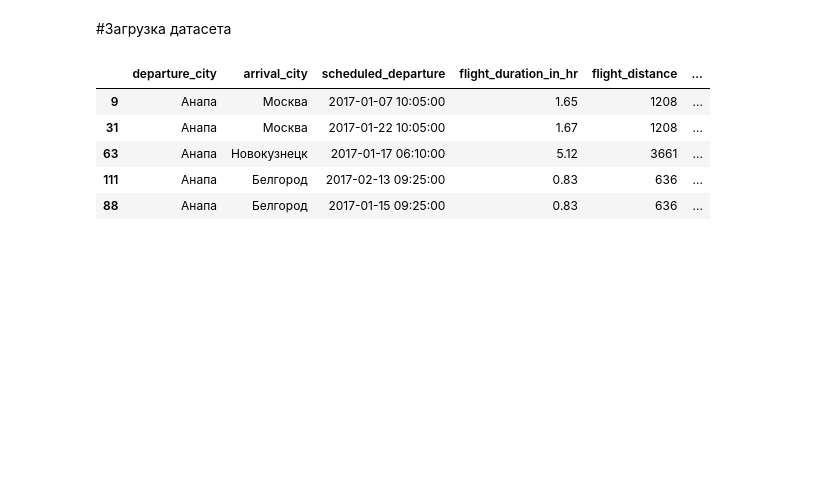
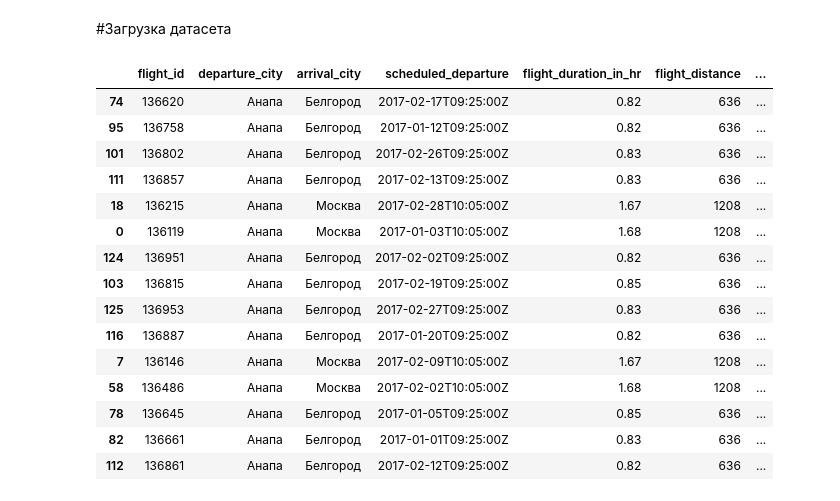
Before and after one commit to akitim/SkillFactory_projects, a Jupyter notebook: Akimkin_Timofey_Проект_4_Авиарейсы_без_потерь_EDA.ipynb, the cells around one changed output. Saved outputs shown, nothing was run; the diff lists cells and outputs as text; code cells hidden in the pictures; blank space fills up the shorter version.

```diff
--- a/Akimkin_Timofey_Проект_4_Авиарейсы_без_потерь_EDA.ipynb
+++ b/Akimkin_Timofey_Проект_4_Авиарейсы_без_потерь_EDA.ipynb
@@ -22,26 +22,28 @@ pd.options.display.precision = 2
 # pd.options.display.float_format = '{:.2f}'.format
 # %% [markdown]
 #Загрузка датасета
-# %%
-path = 'https://raw.githubusercontent.com/akitim/datasets/main/Project_4%20-%20Loseless%20flights.csv'
-data = pd.read_csv(path)
-
-data[['avg_speed', 'gain_per_flight', 'income_per_flight_eval1', 'income_per_flight_eval2']] =\
-    data[['avg_speed', 'gain_per_flight', 'income_per_flight_eval1', 'income_per_flight_eval2']].\
-        apply(lambda se: se.apply(lambda x: '%.0f' % x), axis=1)
-
-data.scheduled_departure = data.scheduled_departure.apply(lambda t: dat.strptime(t, '%Y-%m-%dT%H:%M:%SZ'))
-
-data.drop(['flight_id', 'avg_speed'], axis=1, inplace=True)
-
-data.sample(5)
-# %% [output]
-|  | departure_city | arrival_city | scheduled_departure | flight_duration_in_hr | flight_distance | ... |
-| 9 | Анапа | Москва | 2017-01-07 10:05:00 | 1.65 | 1208 | ... |
-| 31 | Анапа | Москва | 2017-01-22 10:05:00 | 1.67 | 1208 | ... |
-| 63 | Анапа | Новокузнецк | 2017-01-17 06:10:00 | 5.12 | 3661 | ... |
-| 111 | Анапа | Белгород | 2017-02-13 09:25:00 | 0.83 | 636 | ... |
-| 88 | Анапа | Белгород | 2017-01-15 09:25:00 | 0.83 | 636 | ... |
+# %%
+path = 'https://raw.githubusercontent.com/akitim/datasets/main/Project_4%20-%20Loseless%20flights.csv'
+data = pd.read_csv(path)
+
+data.sample(15)
+# %% [output]
+|  | flight_id | departure_city | arrival_city | scheduled_departure | flight_duration_in_hr | flight_distance | ... |
+| 74 | 136620 | Анапа | Белгород | 2017-02-17T09:25:00Z | 0.82 | 636 | ... |
+| 95 | 136758 | Анапа | Белгород | 2017-01-12T09:25:00Z | 0.82 | 636 | ... |
+| 101 | 136802 | Анапа | Белгород | 2017-02-26T09:25:00Z | 0.83 | 636 | ... |
+| 111 | 136857 | Анапа | Белгород | 2017-02-13T09:25:00Z | 0.83 | 636 | ... |
+| 18 | 136215 | Анапа | Москва | 2017-02-28T10:05:00Z | 1.67 | 1208 | ... |
+| 0 | 136119 | Анапа | Москва | 2017-01-03T10:05:00Z | 1.68 | 1208 | ... |
+| 124 | 136951 | Анапа | Белгород | 2017-02-02T09:25:00Z | 0.82 | 636 | ... |
+| 103 | 136815 | Анапа | Белгород | 2017-02-19T09:25:00Z | 0.85 | 636 | ... |
+| 125 | 136953 | Анапа | Белгород | 2017-02-27T09:25:00Z | 0.83 | 636 | ... |
+| 116 | 136887 | Анапа | Белгород | 2017-01-20T09:25:00Z | 0.82 | 636 | ... |
+| 7 | 136146 | Анапа | Москва | 2017-02-09T10:05:00Z | 1.67 | 1208 | ... |
+| 58 | 136486 | Анапа | Москва | 2017-02-02T10:05:00Z | 1.68 | 1208 | ... |
+| 78 | 136645 | Анапа | Белгород | 2017-01-05T09:25:00Z | 0.85 | 636 | ... |
+| 82 | 136661 | Анапа | Белгород | 2017-01-01T09:25:00Z | 0.83 | 636 | ... |
+| 112 | 136861 | Анапа | Белгород | 2017-02-12T09:25:00Z | 0.82 | 636 | ... |
 # %%
 data.info()
 # %% [output]
```
Also changed, not shown: parts of 8 cells of this notebook.
